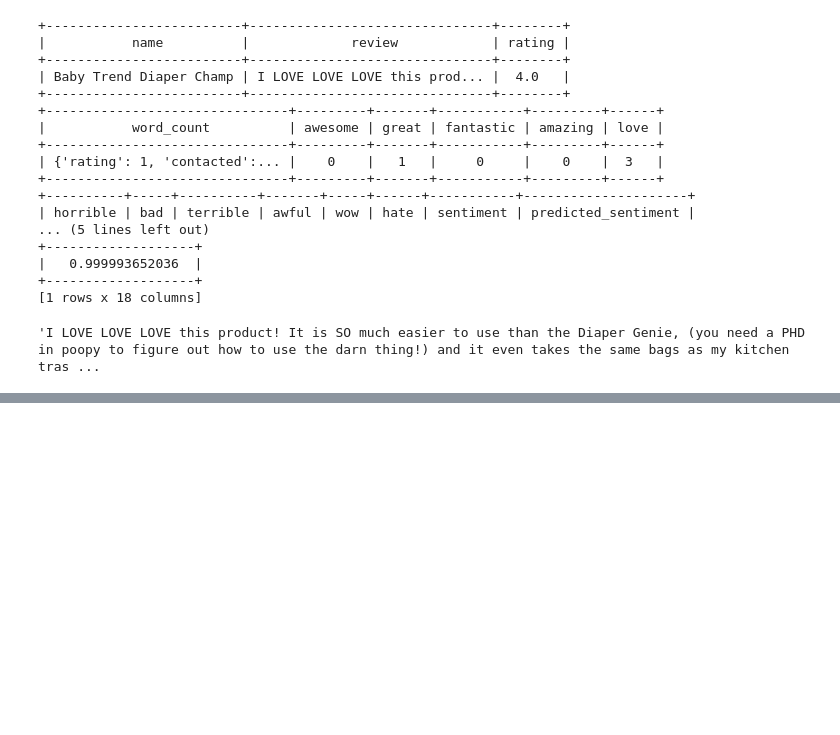
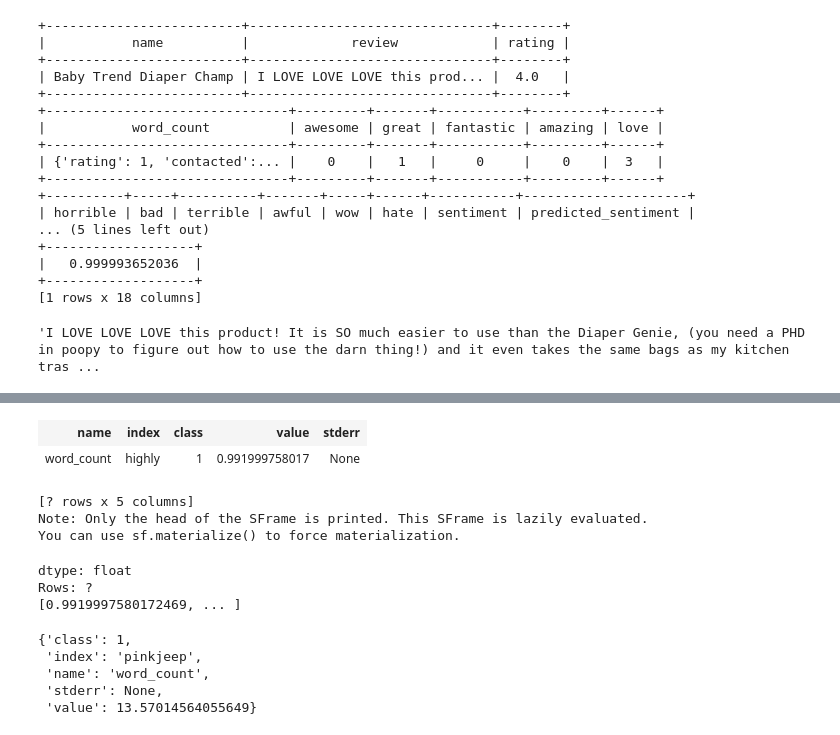
Before and after one commit to SYYoung/UW_MachineLearning, a Jupyter notebook: Course1/Week 3/Assg3.ipynb, the cells around one changed output, grey strips where cells are left out. Saved outputs shown, nothing was run; the diff lists cells and outputs as text; code cells hidden in the pictures; blank space fills up the shorter version.

```diff
--- a/Course1/Week 3/Assg3.ipynb
+++ b/Course1/Week 3/Assg3.ipynb
@@ -730,0 +773,24 @@ all_coefs[80:100].print_rows(num_rows=20)
+# %%
+d1 = all_coefs[all_coefs['index']=='highly']
+# %%
+d1
+# %% [output]
+| name | index | class | value | stderr |
+| word_count | highly | 1 | 0.991999758017 | None |
+[? rows x 5 columns]
+Note: Only the head of the SFrame is printed. This SFrame is lazily evaluated.
+You can use sf.materialize() to force materialization.
+# %%
+d1['value']
+# %% [output]
+dtype: float
+Rows: ?
+[0.9919997580172469, ... ]
+# %%
+all_coefs[0]
+# %% [output]
+{'class': 1,
+ 'index': 'pinkjeep',
+ 'name': 'word_count',
+ 'stderr': None,
+ 'value': 13.57014564055649}
```
Also changed, not shown: parts of 14 cells of this notebook.
